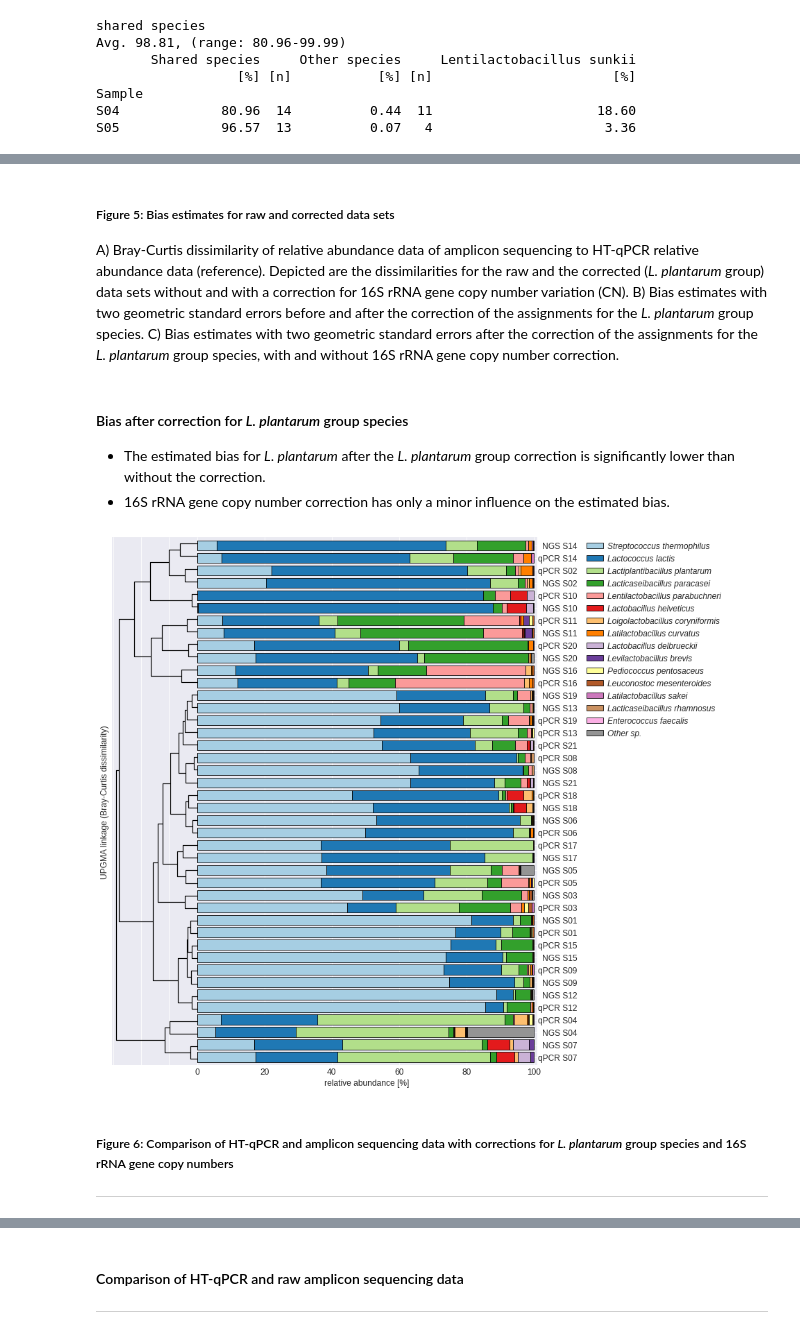
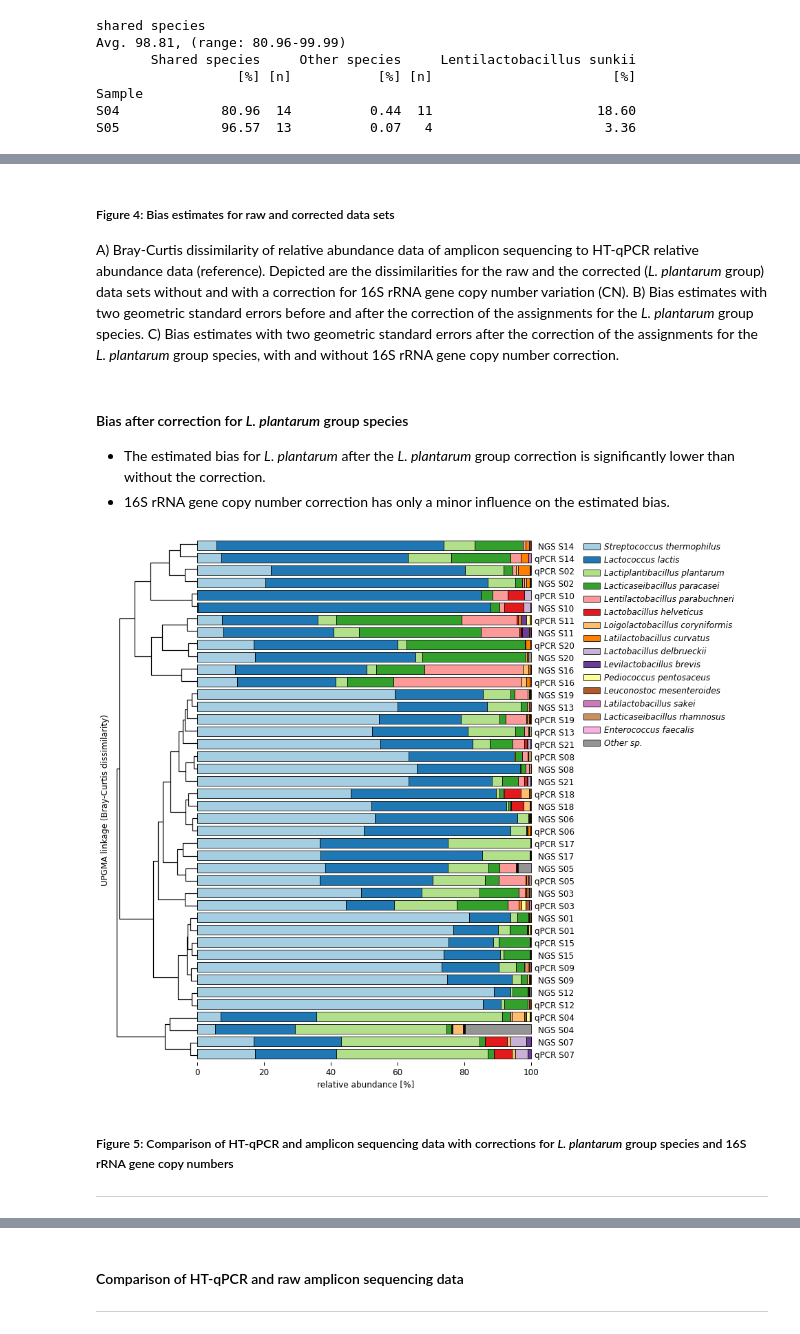
Before and after one commit to biologger/htqpcr_ngs_data, a Jupyter notebook: htqpcr_ngs_comparison_R.ipynb, the cells around one changed output, grey strips where cells are left out. Cells and saved outputs as stored; diff of their text form; code cells hidden in the pictures.

Commit message:
new figure organization

```diff
--- a/htqpcr_ngs_comparison_R.ipynb
+++ b/htqpcr_ngs_comparison_R.ipynb
@@ -712,16 +713,0 @@ Geometric standard error estimated from 1000 bootstrap replicates.
-# %%
-biasdf = bias_table.copy()
-biasdf["errorbar_min"] = biasdf["estimate"] / (biasdf["gm_se"] ** 2)
-biasdf["errorbar_max"] = biasdf["estimate"] * (biasdf["gm_se"] ** 2)
-#with sns.axes_style("darkgrid"):
-plt.style.use('seaborn-darkgrid')
-f, ax = plt.subplots(figsize=(6, 4))
-pf.bias_plot(biasdf, ax=ax, colors=["black"])
-ax.set_xticks([0.1, 0.3, 0.5, 1, 2, 3])
-ax.set_xticklabels([0.1, 0.3, 0.5, 1, 2, 3])
-ylim = ax.get_ylim()
-ax.grid("on")
-ax.set_ylim(0.5, 15.5)
-
-save_to = os.path.join(figures_dir, "Figure_4.png")
-plt.savefig(save_to, dpi=600, bbox_inches='tight')
@@ -1125,5 +1165,5 @@ plt.savefig(save_to, dpi=600, bbox_inches='tight')
 # %% [markdown]
-##### Figure 5:  Bias estimates for raw and corrected data sets
+##### Figure 4:  Bias estimates for raw and corrected data sets
 A) Bray-Curtis dissimilarity of relative abundance data of amplicon sequencing to HT-qPCR relative abundance data (reference). Depicted are the dissimilarities for the raw and the corrected (*L. plantarum* group) data sets without and with a correction for 16S rRNA gene copy number variation (CN).
 B) Bias estimates with two geometric standard errors before and after the correction of the assignments for the *L. plantarum* group species.
 C) Bias estimates with two geometric standard errors after the correction of the assignments for the *L. plantarum* group species, with and without 16S rRNA gene copy number correction.
@@ -1134,34 +1174,34 @@ C) Bias estimates with two geometric standard errors after the correction of the
 # %%
 cmap = sns.color_palette("Paired", 12) + sns.color_palette("colorblind")[4::]
 
 # prepare grid
 fig = plt.figure(figsize = (18, 14))
 ax = gridspec.GridSpec(
     ncols=6, nrows=6, figure=fig, wspace=0.0,
     hspace=0.5, width_ratios=[0.5, 2, 0.4, 0.4, 0.4, 0.4])
 
 f_ax1 = fig.add_subplot(ax[0:, 0])
 f_ax2 = fig.add_subplot(ax[0:, 1])
 f_ax3 = fig.add_subplot(ax[0:, 2])
 f_ax3.axis("off")
 
 methods=["R", "D"]
 refdict = {"R": "qPCR", "D": "NGS"}
 
 search = "[{}]".format("".join(methods))
 linkdf = CN_corr_df_r2.filter(regex=search, axis=1).T
 
 # Draw plot and get leaves of linkage
 ax, leaves = pf.linkage_plot(linkdf, f_ax1, corr_shared_species)
 barplot_data = pf.sort_barplots(linkdf, leaves, corr_shared_species)
 pf.draw_linked_barplots(barplot_data, f_ax2, f_ax3, refdict, cmap)
 
-save_to = os.path.join(figures_dir, "Figure_6.png")
+save_to = os.path.join(figures_dir, "Figure_5.png")
 plt.savefig(save_to, dpi=600, bbox_inches='tight')
 # %% [output]
-[figure, old version]
+[figure, new version]
 # %% [markdown]
-##### Figure 6: Comparison of HT-qPCR and amplicon sequencing data with corrections for *L. plantarum* group species and 16S rRNA gene copy numbers
+##### Figure 5: Comparison of HT-qPCR and amplicon sequencing data with corrections for *L. plantarum* group species and 16S rRNA gene copy numbers
 
 ---
 # %%
```
Also changed, not shown: parts of 14 cells of this notebook, 3 other files.
